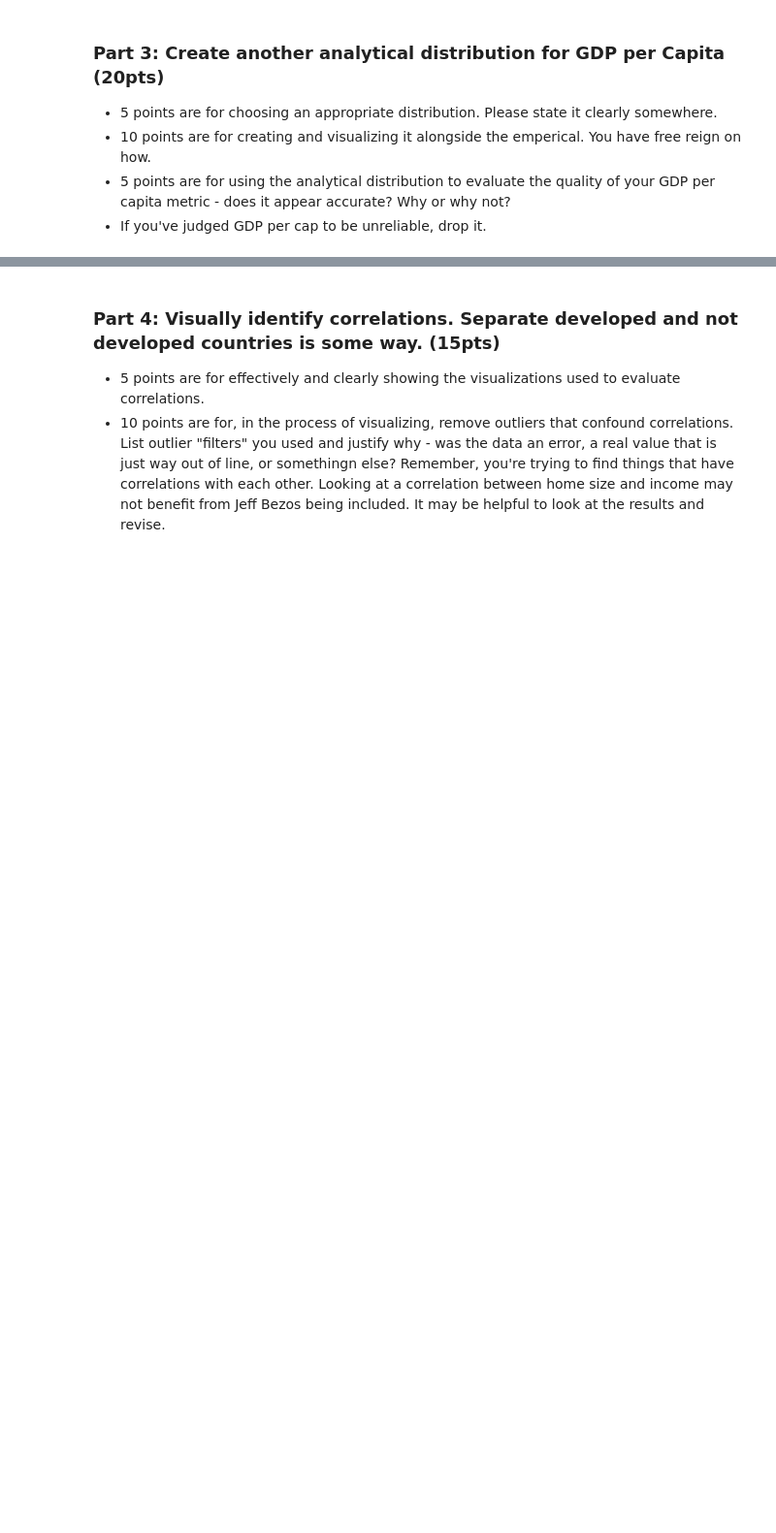
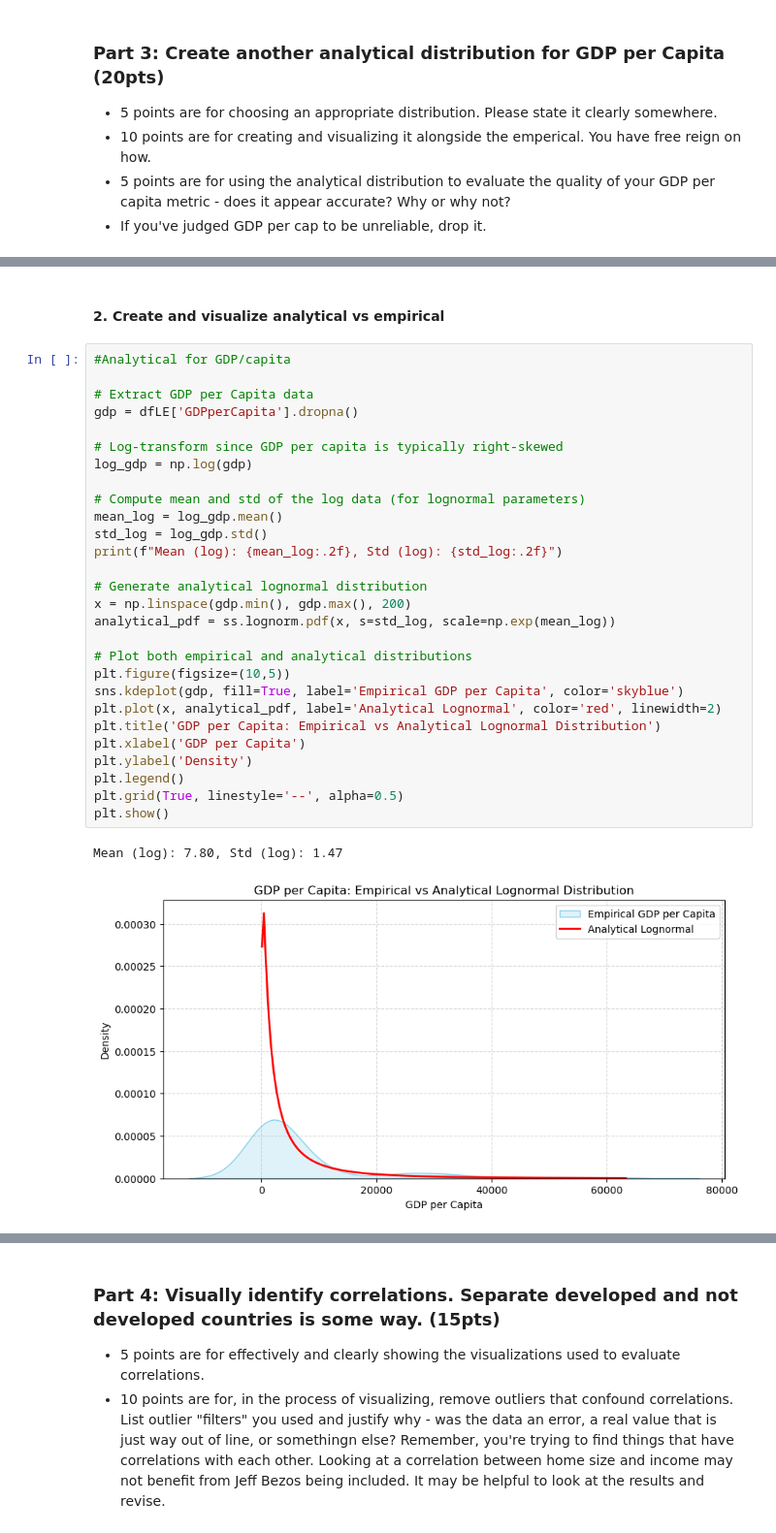
Before and after one commit to AkeemSemperDataScience/data3450-assignment-2-ateebahmed95, a Jupyter notebook: START_Asn_2.ipynb, the cells around one changed output, grey strips where cells are left out. Shown at 97% size. Cells and saved outputs as stored; diff of their text form; blank space fills up the shorter version.

```diff
--- a/START_Asn_2.ipynb
+++ b/START_Asn_2.ipynb
@@ -76,0 +187,33 @@ Print each distribution is some type of visualization, also print the cumulative
+# %% [markdown]
+#### 2. Create and visualize analytical vs empirical
+# %%
+#Analytical for GDP/capita
+
+# Extract GDP per Capita data
+gdp = dfLE['GDPperCapita'].dropna()
+
+# Log-transform since GDP per capita is typically right-skewed
+log_gdp = np.log(gdp)
+
+# Compute mean and std of the log data (for lognormal parameters)
+mean_log = log_gdp.mean()
+std_log = log_gdp.std()
+print(f"Mean (log): {mean_log:.2f}, Std (log): {std_log:.2f}")
+
+# Generate analytical lognormal distribution
+x = np.linspace(gdp.min(), gdp.max(), 200)
+analytical_pdf = ss.lognorm.pdf(x, s=std_log, scale=np.exp(mean_log))
+
+# Plot both empirical and analytical distributions
+plt.figure(figsize=(10,5))
+sns.kdeplot(gdp, fill=True, label='Empirical GDP per Capita', color='skyblue')
+plt.plot(x, analytical_pdf, label='Analytical Lognormal', color='red', linewidth=2)
+plt.title('GDP per Capita: Empirical vs Analytical Lognormal Distribution')
+plt.xlabel('GDP per Capita')
+plt.ylabel('Density')
+plt.legend()
+plt.grid(True, linestyle='--', alpha=0.5)
+plt.show()
+# %% [output]
+Mean (log): 7.80, Std (log): 1.47
+[figure, added]
```
Also changed, not shown: parts of 29 cells of this notebook, 2 other files.
